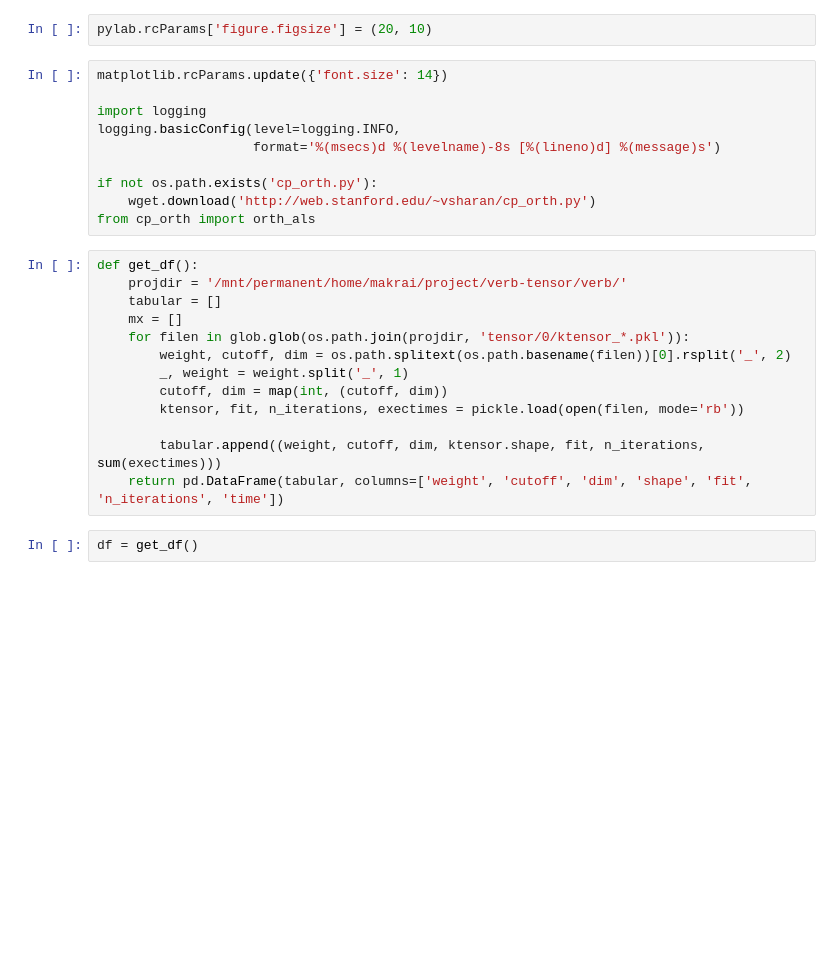
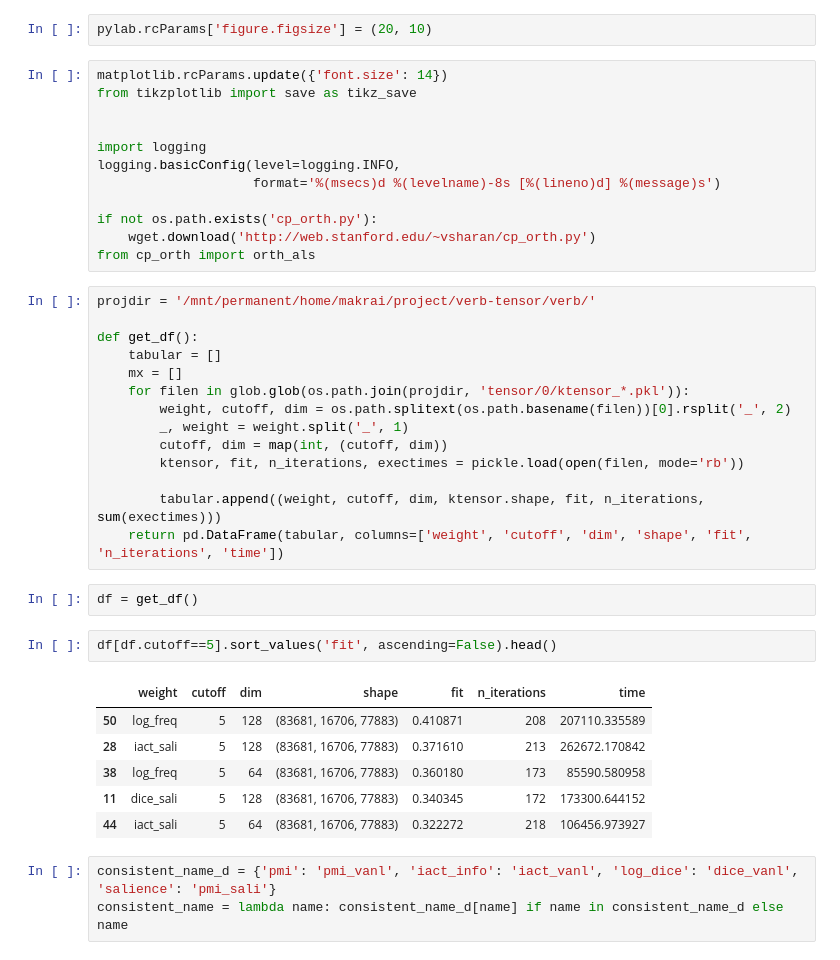
Before and after one commit to makrai/verb-tensor, a Jupyter notebook: show_exper.ipynb, the cells around one changed output. Drawn from its saved outputs; the diff is of its cells as text; blank space fills up the shorter version.

```diff
--- a/show_exper.ipynb
+++ b/show_exper.ipynb
@@ -27,6 +27,8 @@ Populating the interactive namespace from numpy and matplotlib
 pylab.rcParams['figure.figsize'] = (20, 10)
 # %%
 matplotlib.rcParams.update({'font.size': 14})
+from tikzplotlib import save as tikz_save
+
 
 import logging
 logging.basicConfig(level=logging.INFO,
@@ -36,8 +38,9 @@ if not os.path.exists('cp_orth.py'):
     wget.download('http://web.stanford.edu/~vsharan/cp_orth.py')
 from cp_orth import orth_als
 # %%
+projdir = '/mnt/permanent/home/makrai/project/verb-tensor/verb/'
+
 def get_df():
-    projdir = '/mnt/permanent/home/makrai/project/verb-tensor/verb/'
     tabular = []
     mx = []
     for filen in glob.glob(os.path.join(projdir, 'tensor/0/ktensor_*.pkl')):
@@ -50,4 +53,16 @@ def get_df():
     return pd.DataFrame(tabular, columns=['weight', 'cutoff', 'dim', 'shape', 'fit', 'n_iterations', 'time'])
 # %%
 df = get_df()
+# %%
+df[df.cutoff==5].sort_values('fit', ascending=False).head()
+# %% [output]
+|  | weight | cutoff | dim | shape | fit | n_iterations | time |
+| 50 | log_freq | 5 | 128 | (83681, 16706, 77883) | 0.410871 | 208 | 207110.335589 |
+| 28 | iact_sali | 5 | 128 | (83681, 16706, 77883) | 0.371610 | 213 | 262672.170842 |
+| 38 | log_freq | 5 | 64 | (83681, 16706, 77883) | 0.360180 | 173 | 85590.580958 |
+| 11 | dice_sali | 5 | 128 | (83681, 16706, 77883) | 0.340345 | 172 | 173300.644152 |
+| 44 | iact_sali | 5 | 64 | (83681, 16706, 77883) | 0.322272 | 218 | 106456.973927 |
+# %%
+consistent_name_d = {'pmi': 'pmi_vanl', 'iact_info': 'iact_vanl', 'log_dice': 'dice_vanl', 'salience': 'pmi_sali'}
+consistent_name = lambda name: consistent_name_d[name] if name in consistent_name_d else name
 # %%
```
Also changed, not shown: parts of 4 cells of this notebook.
